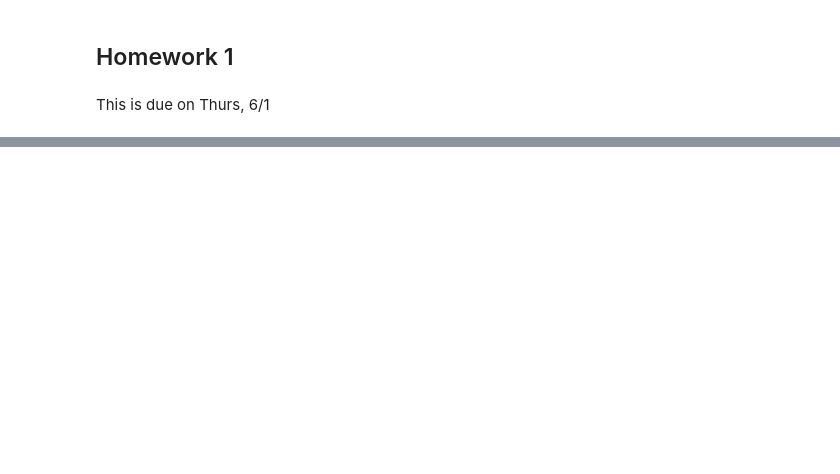
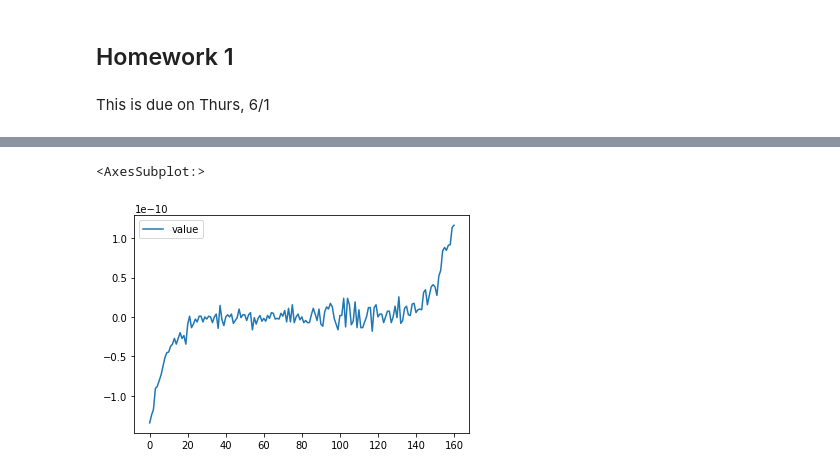
Before and after one commit to brahimmade/DSLectures, a Jupyter notebook: ComputationalLinearAlgebraforCoders/nbs/Homework 1.ipynb, the cells around one changed output, grey strips where cells are left out. Drawn from its saved outputs; the diff is of its cells as text; code cells hidden in the pictures; blank space fills up the shorter version.

```diff
--- a/ComputationalLinearAlgebraforCoders/nbs/Homework 1.ipynb
+++ b/ComputationalLinearAlgebraforCoders/nbs/Homework 1.ipynb
@@ -20,6 +9,0 @@ This is due on Thurs, 6/1
-# %%
-def expandedPolynomial(x):
-    return np.power(x,9) - 18 *np.power( x,8) + 144 *np.power( x,7) - 672 * np.power( x,6) + 2016 *np.power( x,5) - 4032 *np.power( x,4) + 5376 *np.power( x,3) - 4608 *np.power( x,2)  + 2304 *np.power( x,1) - 512
-
-def polynomial(x):
-    return np.power(x-2,9)
@@ -121,0 +22,30 @@ You calculate the gradient on random batches, and so the gradient is not predete
+# %%
+def expandedPolynomial(x):
+    return (
+        np.power(x, 9)
+        - np.prod([18, np.power(x, 8)])
+        + np.prod([144 , np.power(x, 7)])
+        - np.prod([672 , np.power(x, 6)])
+        + np.prod([2016 , np.power(x, 5)])
+        - np.prod([4032 , np.power(x, 4)])
+        + np.prod([5376 , np.power(x, 3)])
+        - np.prod([4608 , np.power(x, 2)])
+        + np.prod([2304 , np.power(x, 1)])
+        - 512
+    )
+
+
+def polynomial(x):
+    return np.power(x - 2, 9)
+# %%
+def tabularisePolynomial(expanded):
+    index = []
+    value = []
+    x = 1.92
+    for x in np.linspace(1.92, 2.08, 161):
+        if expanded:
+            value.append(expandedPolynomial(x))
+        else:
+            value.append(polynomial(x))
+
+    return pd.DataFrame({'value':value})
@@ -121,0 +61,5 @@ You calculate the gradient on random batches, and so the gradient is not predete
+# %%
+tabularisePolynomial(True).plot()
+# %% [output]
+<AxesSubplot:>
+[figure, added]
```
Also changed, not shown: parts of 34 cells of this notebook, 2 other files.
